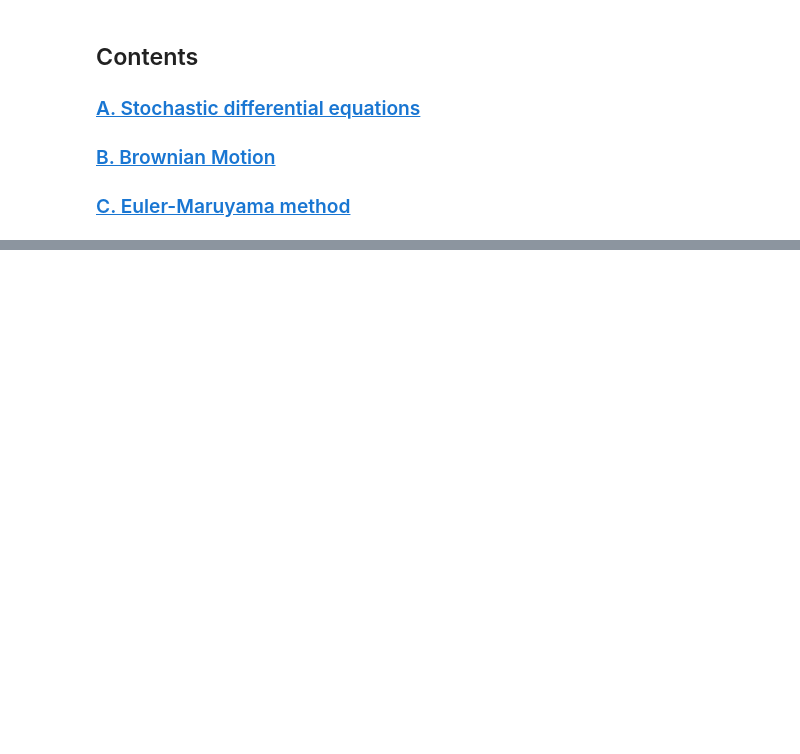
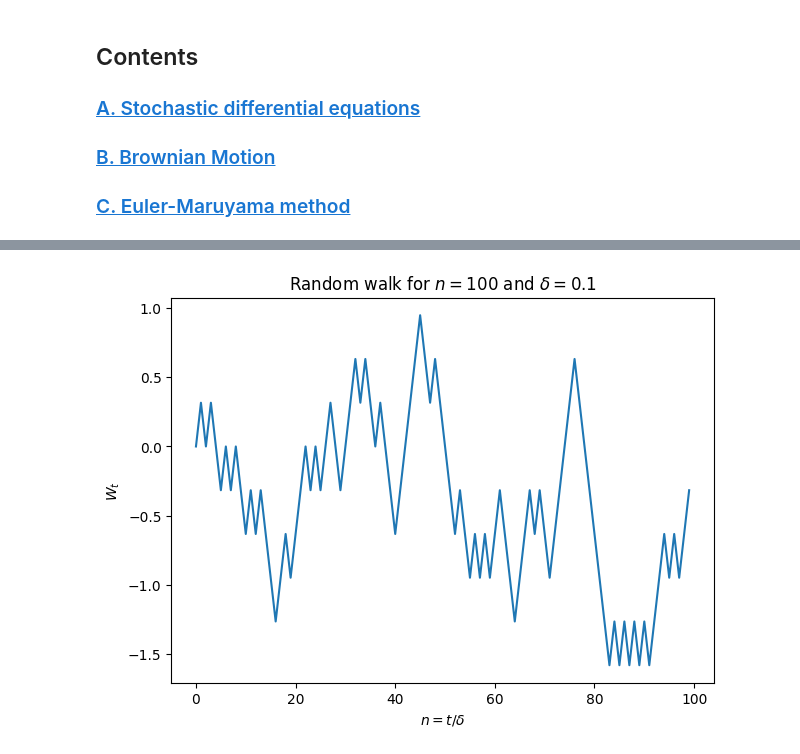
Before and after one commit to ImperialCollegeLondon/ReCoDe-Euler-Maruyama, a Jupyter notebook: notebooks/2.- Euler-Maruyama method.ipynb, the cells around one changed output, grey strips where cells are left out. Saved outputs shown, nothing was run; the diff lists cells and outputs as text; code cells hidden in the pictures; blank space fills up the shorter version.

```diff
--- a/notebooks/2.- Euler-Maruyama method.ipynb
+++ b/notebooks/2.- Euler-Maruyama method.ipynb
@@ -27,0 +69,32 @@ Now, we explain each component of the equation above.
+# %%
+# First, we define the random variable x_k
+def get_x_k(delta: float):
+    coin = np.random.rand()  # coin toss
+    if coin < 0.5:  # equivalent to heads
+        return np.sqrt(delta)
+    else:  # equivalent to tails
+        return (-1)*np.sqrt(delta)
+
+# We define the process W_t for a number of steps n and length delta
+def compute_w_t(n: int, delta:float):
+    w_t = np.zeros(n)
+    w_t[0] = 0  # recall initial condition by definition W_0 = 0
+    for i in range(1, n):
+        w_t[i] = get_x_k(delta=delta)
+
+    # Apply the cumulative sum to represent W_t at time t
+    w_t = np.cumsum(w_t)
+
+    return w_t
+# %%
+# Compute the process and plot the result
+w_t = compute_w_t(n=100, delta=0.1)
+
+fig, ax = plt.subplots(figsize=(7, 5))
+ax.plot(w_t)
+ax.set_xlabel(r"$n=t/\delta$")
+ax.set_ylabel(r"$W_t$")
+ax.set_title(f"Random walk for $n=100$ and $\delta=0.1$")
+plt.show()
+# %% [output]
+[figure, added]
```
Also changed, not shown: parts of 12 cells of this notebook.
